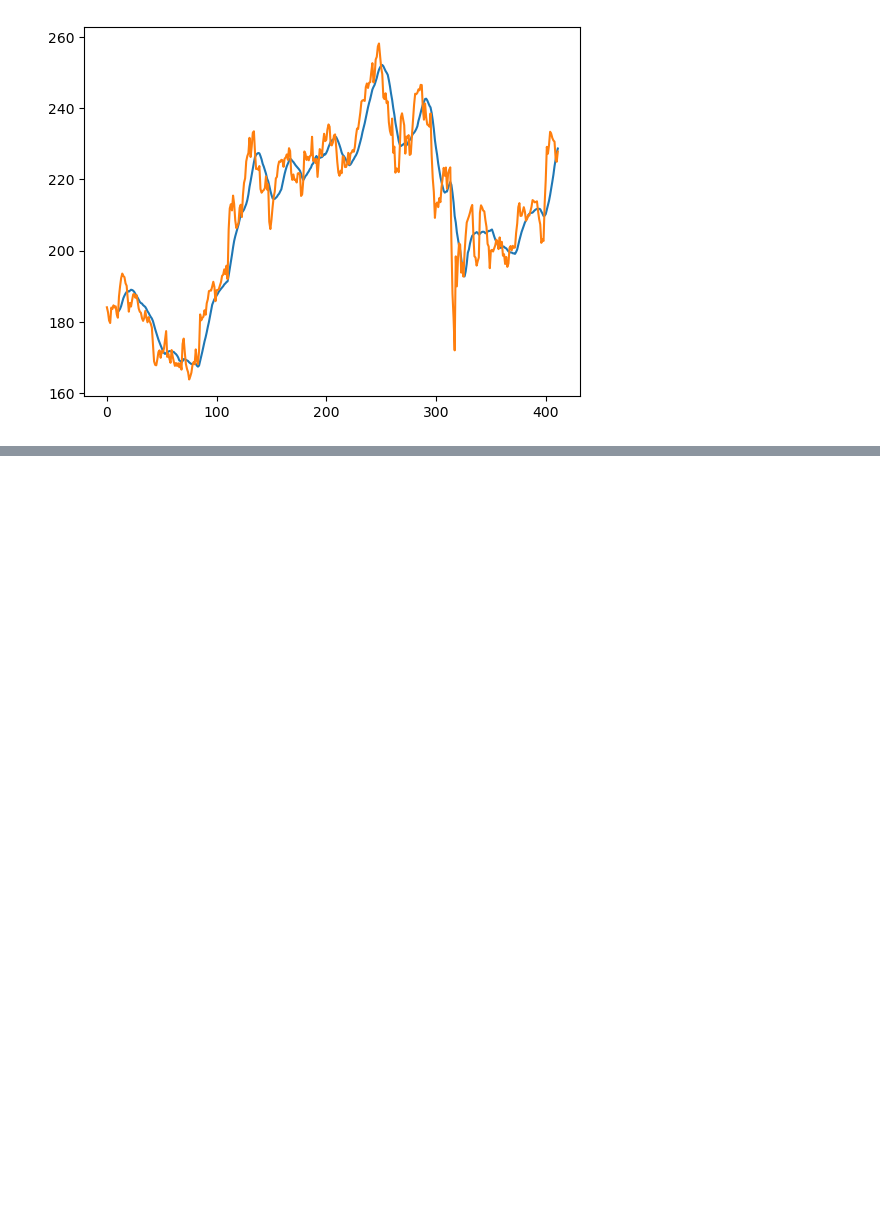
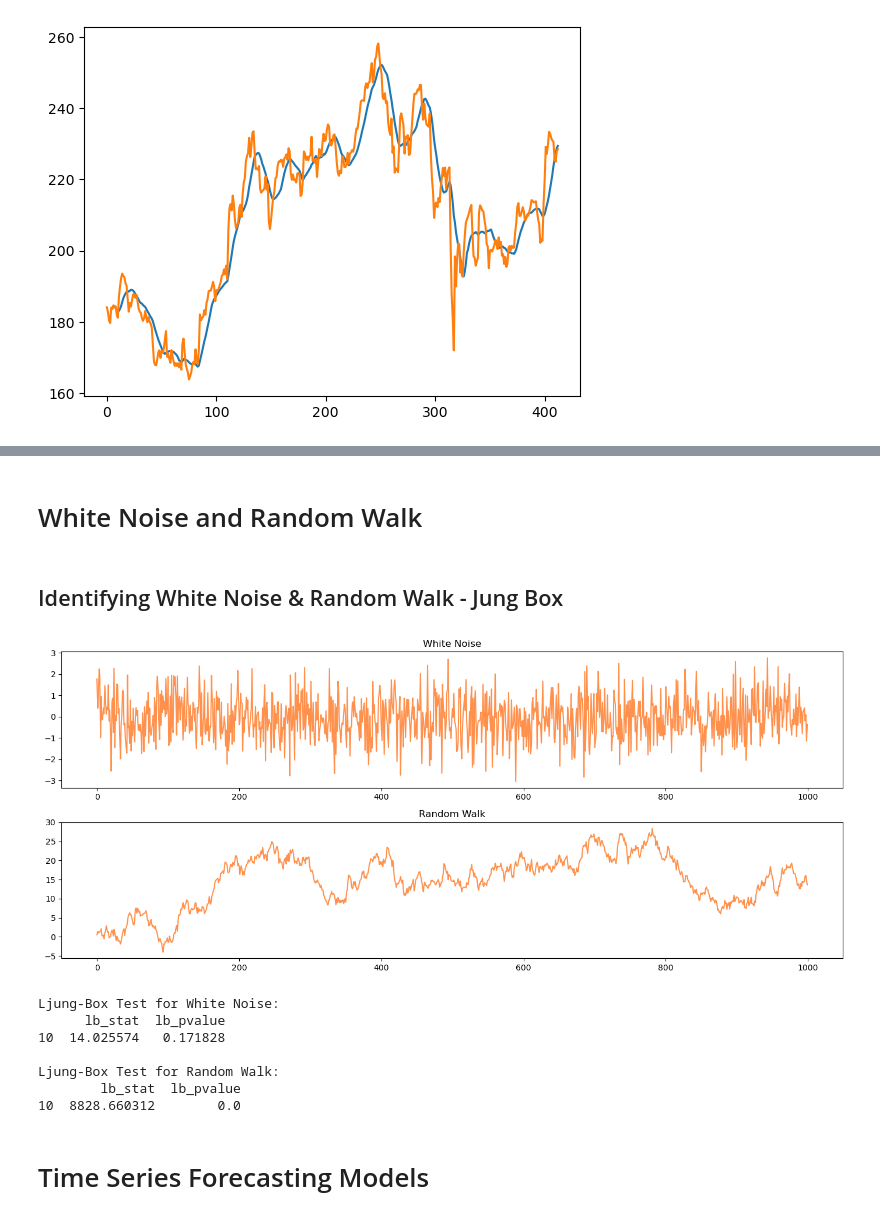
Before and after one commit to masonxmh/Time_Series, a Jupyter notebook: Time Series Analysis.ipynb, the cells around one changed output, grey strips where cells are left out. Saved outputs shown, nothing was run; the diff lists cells and outputs as text; code cells hidden in the pictures; blank space fills up the shorter version.

```diff
--- a/Time Series Analysis.ipynb
+++ b/Time Series Analysis.ipynb
@@ -366,3 +389,55 @@ p-value: 6.413204398499854e-11
 Critical Value (1%): -3.447
 Critical Value (5%): -2.869
 Critical Value (10%): -2.571
+# %% [markdown]
+# White Noise and Random Walk
+# %% [markdown]
+## Identifying White Noise & Random Walk - Jung Box
+# %%
+from statsmodels.stats.diagnostic import acorr_ljungbox
+
+# Generating white noise and random walk for comparison
+np.random.seed(0)
+n = 1000
+
+# White Noise
+white_noise = np.random.normal(0, 1, n)
+
+# Random Walk
+random_shocks = np.random.normal(0, 1, n)
+random_walk = np.cumsum(random_shocks)
+
+# Plotting the series
+plt. figure(figsize = (14, 6))
+
+plt.subplot(2, 1, 1)
+plt.plot(white_noise, color = '#FF914D')
+plt.title(f'White Noise')
+
+plt.subplot(2, 1, 2)
+plt.plot(random_walk, color = '#FF914D')
+plt.title(f'Random Walk')
+
+plt.tight_layout()
+plt.show()
+
+
+# Ljung-Box test
+print ("\nLjung-Box Test for White Noise:")
+lb_test_white_noise = acorr_ljungbox(white_noise, lags = [10], return_df = True)
+print(lb_test_white_noise)
+
+print("\nLjung-Box Test for Random Walk:")
+lb_test_random_walk = acorr_ljungbox(random_walk, lags = [10], return_df = True)
+print(lb_test_random_walk)
+# %% [output]
+[figure, added]
+Ljung-Box Test for White Noise:
+      lb_stat  lb_pvalue
+10  14.025574   0.171828
+
+Ljung-Box Test for Random Walk:
+        lb_stat  lb_pvalue
+10  8828.660312        0.0
+# %% [markdown]
+# Time Series Forecasting Models
```
Also changed, not shown: parts of 49 cells of this notebook, 1 other file.
